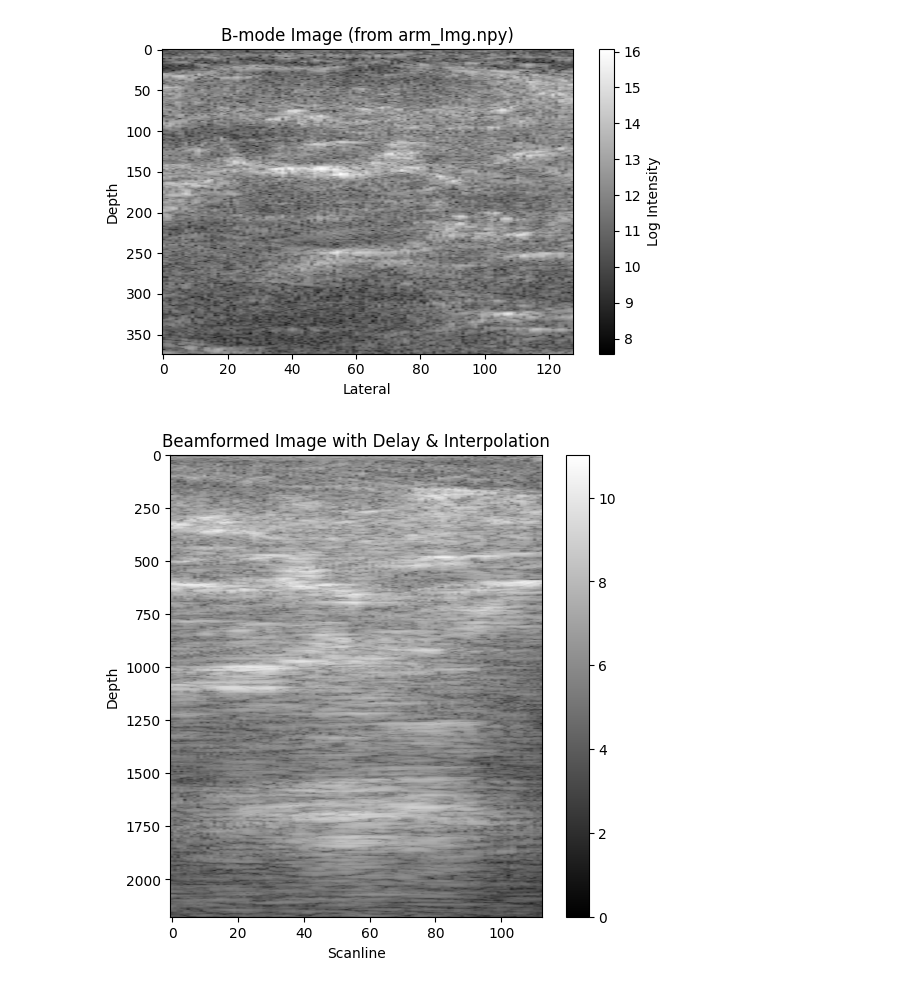
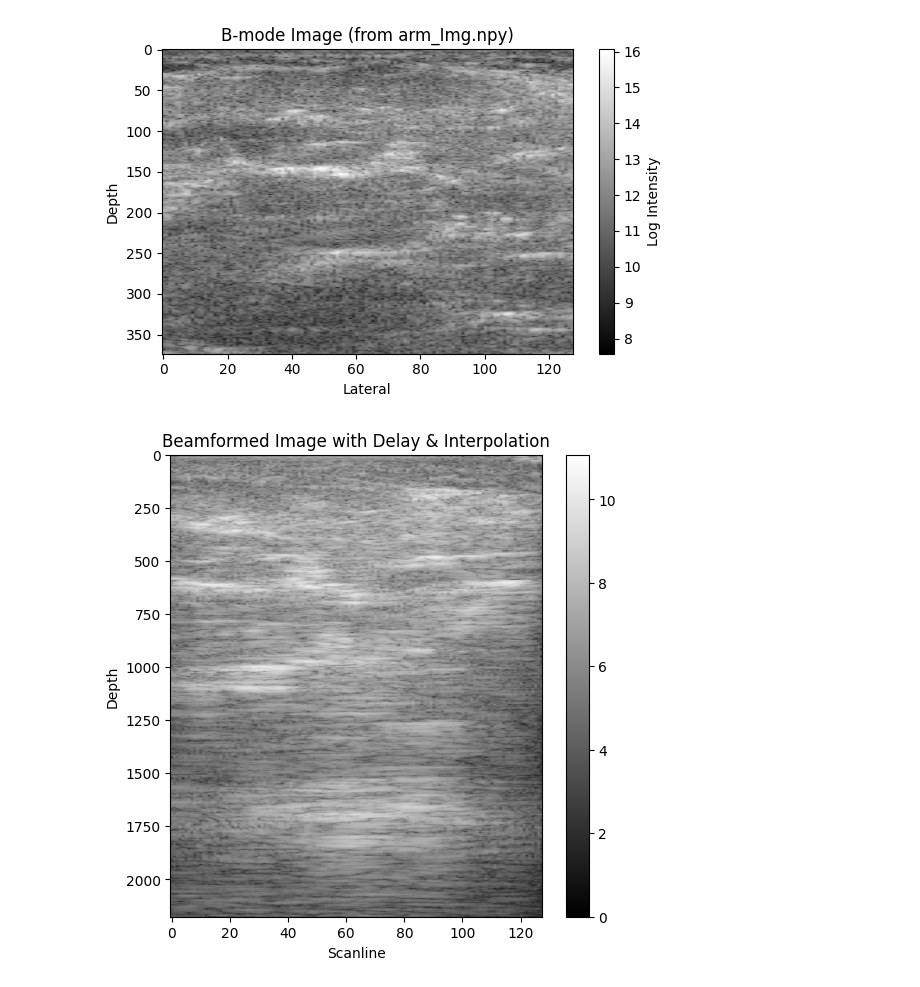
Before and after one commit to MUNHYUNBOO/Medical-Image-Processing, a Jupyter notebook: task2.ipynb, the cells around one changed output. Saved outputs shown, nothing was run; the diff lists cells and outputs as text; code cells hidden in the pictures.

```diff
--- a/task2.ipynb
+++ b/task2.ipynb
@@ -28,7 +28,7 @@ plt.show()
 from scipy.interpolate import interp1d
 import numpy as np
 
-def delayed_sum_beamforming_fixed(rf_frame, spacing_mm=0.3, aperture_size=16, speed=1540, fs=7.6e6 * 4.1):
+def delayed_sum_beamforming(rf_frame, spacing_mm=0.3, aperture_size=16, speed=1540, fs=7.6e6 * 4.1):
     depth, channels = rf_frame.shape
     dt = 1 / fs
     half = aperture_size // 2
@@ -59,5 +59,22 @@ def delayed_sum_beamforming_fixed(rf_frame, spacing_mm=0.3, aperture_size=16, sp
 
     return output
 # %%
+import numpy as np
+import matplotlib.pyplot as plt
+
+rf = np.load("/home/mhb0917/의료영상처리/202255646/arm_rfdata.npy")
+rf_frame = rf[:, :, 0]
+
+das = delayed_sum_beamforming(rf_frame)
+env = np.abs(das)
+log_img = np.log1p(env)
+
+plt.figure(figsize=(6, 6))
+plt.imshow(log_img, cmap='gray', aspect='auto')
+plt.title("Beamformed Image with Delay & Interpolation")
+plt.xlabel("Scanline")
+plt.ylabel("Depth")
+plt.colorbar()
+plt.show()
 # %% [output]
-[figure, old version]
+[figure, new version]
```
